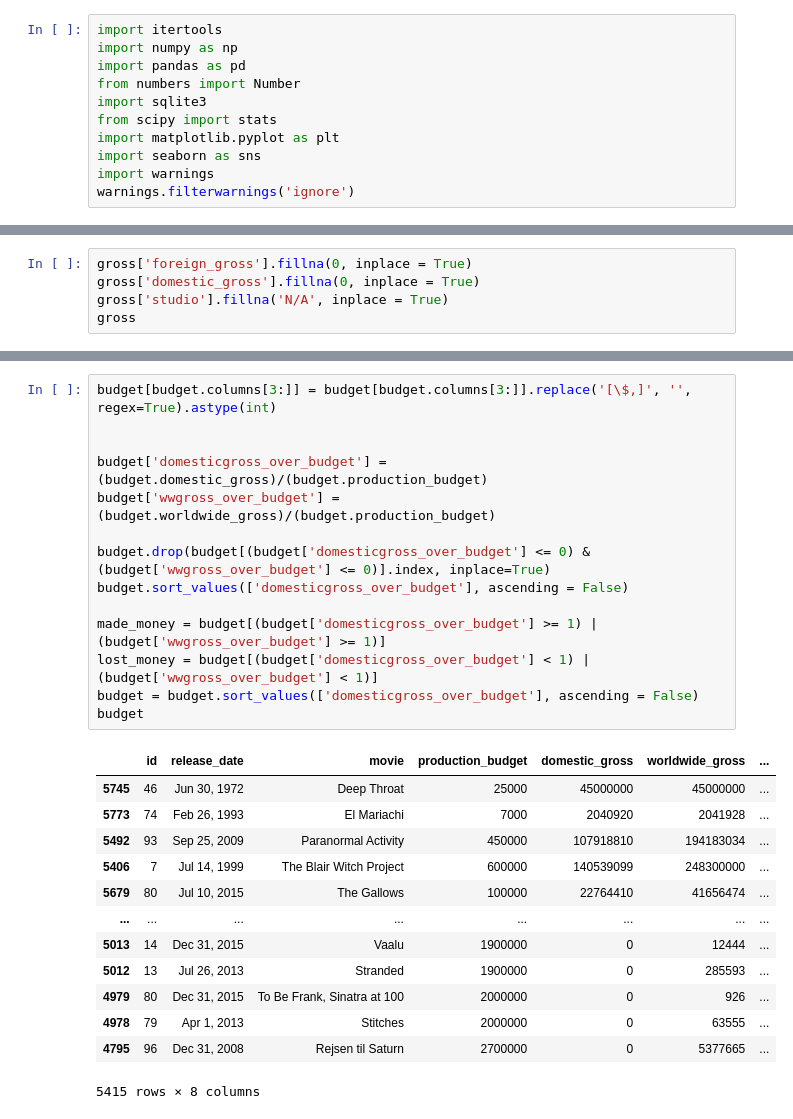
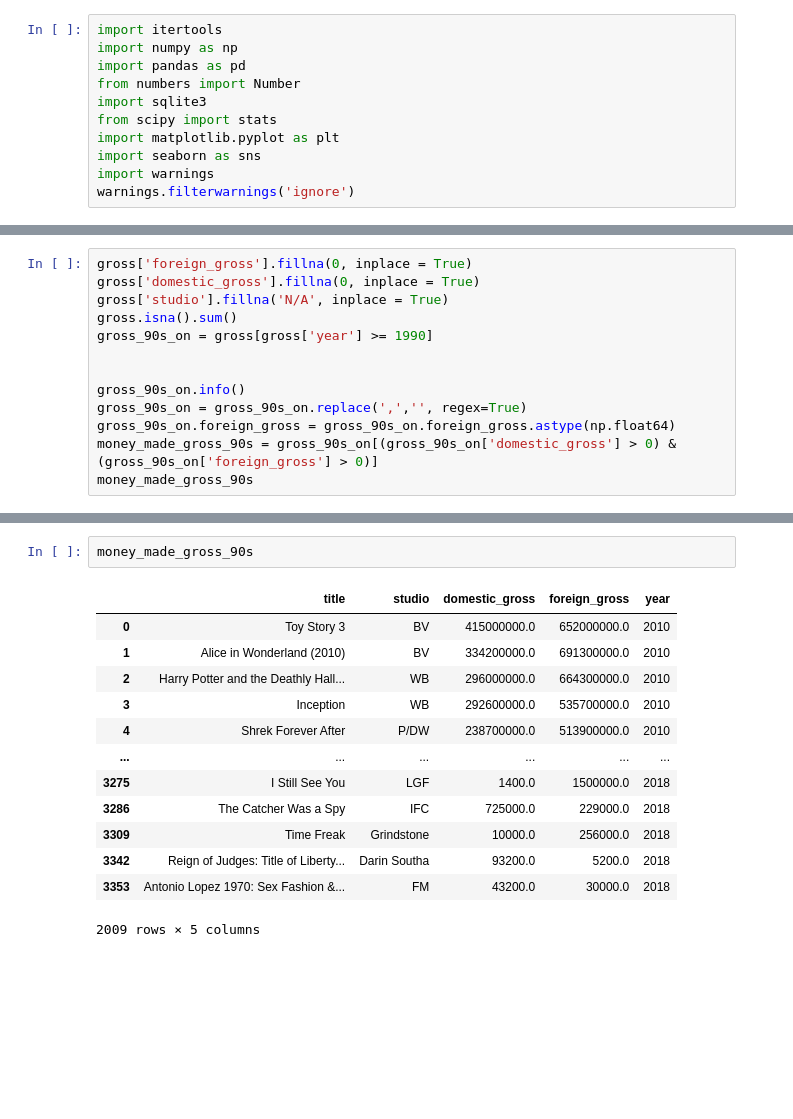
Before and after one commit to sunnywithcurlyhair/DS_Project_2, a Jupyter notebook: Colby_Messing_Around.ipynb, the cells around one changed output, grey strips where cells are left out. Saved outputs shown, nothing was run; the diff lists cells and outputs as text; blank space fills up the shorter version.

Commit message:
cleaned money dataset

```diff
--- a/Colby_Messing_Around.ipynb
+++ b/Colby_Messing_Around.ipynb
@@ -23,5 +40,13 @@ reviews = pd.read_csv('Data/rt.reviews.tsv', sep='\t', encoding='windows-1252')
 gross['foreign_gross'].fillna(0, inplace = True)
 gross['domestic_gross'].fillna(0, inplace = True)
 gross['studio'].fillna('N/A', inplace = True)
-gross
+gross.isna().sum()
+gross_90s_on = gross[gross['year'] >= 1990]
+
+
+gross_90s_on.info()
+gross_90s_on = gross_90s_on.replace(',','', regex=True)
+gross_90s_on.foreign_gross = gross_90s_on.foreign_gross.astype(np.float64)
+money_made_gross_90s = gross_90s_on[(gross_90s_on['domestic_gross'] > 0) & (gross_90s_on['foreign_gross'] > 0)]
+money_made_gross_90s
 # %% [output]
@@ -75,28 +101,16 @@ dtype: int64
 # %%
-budget[budget.columns[3:]] = budget[budget.columns[3:]].replace('[\$,]', '', regex=True).astype(int)
-
-
-budget['domesticgross_over_budget'] = (budget.domestic_gross)/(budget.production_budget)
-budget['wwgross_over_budget'] = (budget.worldwide_gross)/(budget.production_budget)
-
-budget.drop(budget[(budget['domesticgross_over_budget'] <= 0) & (budget['wwgross_over_budget'] <= 0)].index, inplace=True)
-budget.sort_values(['domesticgross_over_budget'], ascending = False)
-
-made_money = budget[(budget['domesticgross_over_budget'] >= 1) | (budget['wwgross_over_budget'] >= 1)]
-lost_money = budget[(budget['domesticgross_over_budget'] < 1) | (budget['wwgross_over_budget'] < 1)]
-budget = budget.sort_values(['domesticgross_over_budget'], ascending = False)
-budget
+money_made_gross_90s
 # %% [output]
-|  | id | release_date | movie | production_budget | domestic_gross | worldwide_gross | ... |
-| 5745 | 46 | Jun 30, 1972 | Deep Throat | 25000 | 45000000 | 45000000 | ... |
-| 5773 | 74 | Feb 26, 1993 | El Mariachi | 7000 | 2040920 | 2041928 | ... |
-| 5492 | 93 | Sep 25, 2009 | Paranormal Activity | 450000 | 107918810 | 194183034 | ... |
-| 5406 | 7 | Jul 14, 1999 | The Blair Witch Project | 600000 | 140539099 | 248300000 | ... |
-| 5679 | 80 | Jul 10, 2015 | The Gallows | 100000 | 22764410 | 41656474 | ... |
-| ... | ... | ... | ... | ... | ... | ... | ... |
-| 5013 | 14 | Dec 31, 2015 | Vaalu | 1900000 | 0 | 12444 | ... |
-| 5012 | 13 | Jul 26, 2013 | Stranded | 1900000 | 0 | 285593 | ... |
-| 4979 | 80 | Dec 31, 2015 | To Be Frank, Sinatra at 100 | 2000000 | 0 | 926 | ... |
-| 4978 | 79 | Apr 1, 2013 | Stitches | 2000000 | 0 | 63555 | ... |
-| 4795 | 96 | Dec 31, 2008 | Rejsen til Saturn | 2700000 | 0 | 5377665 | ... |
+|  | title | studio | domestic_gross | foreign_gross | year |
+| 0 | Toy Story 3 | BV | 415000000.0 | 652000000.0 | 2010 |
+| 1 | Alice in Wonderland (2010) | BV | 334200000.0 | 691300000.0 | 2010 |
+| 2 | Harry Potter and the Deathly Hall... | WB | 296000000.0 | 664300000.0 | 2010 |
+| 3 | Inception | WB | 292600000.0 | 535700000.0 | 2010 |
+| 4 | Shrek Forever After | P/DW | 238700000.0 | 513900000.0 | 2010 |
+| ... | ... | ... | ... | ... | ... |
+| 3275 | I Still See You | LGF | 1400.0 | 1500000.0 | 2018 |
+| 3286 | The Catcher Was a Spy | IFC | 725000.0 | 229000.0 | 2018 |
+| 3309 | Time Freak | Grindstone | 10000.0 | 256000.0 | 2018 |
+| 3342 | Reign of Judges: Title of Liberty... | Darin Southa | 93200.0 | 5200.0 | 2018 |
+| 3353 | Antonio Lopez 1970: Sex Fashion &... | FM | 43200.0 | 30000.0 | 2018 |
-5415 rows × 8 columns
+2009 rows × 5 columns
```
Also changed, not shown: parts of 19 cells of this notebook.
